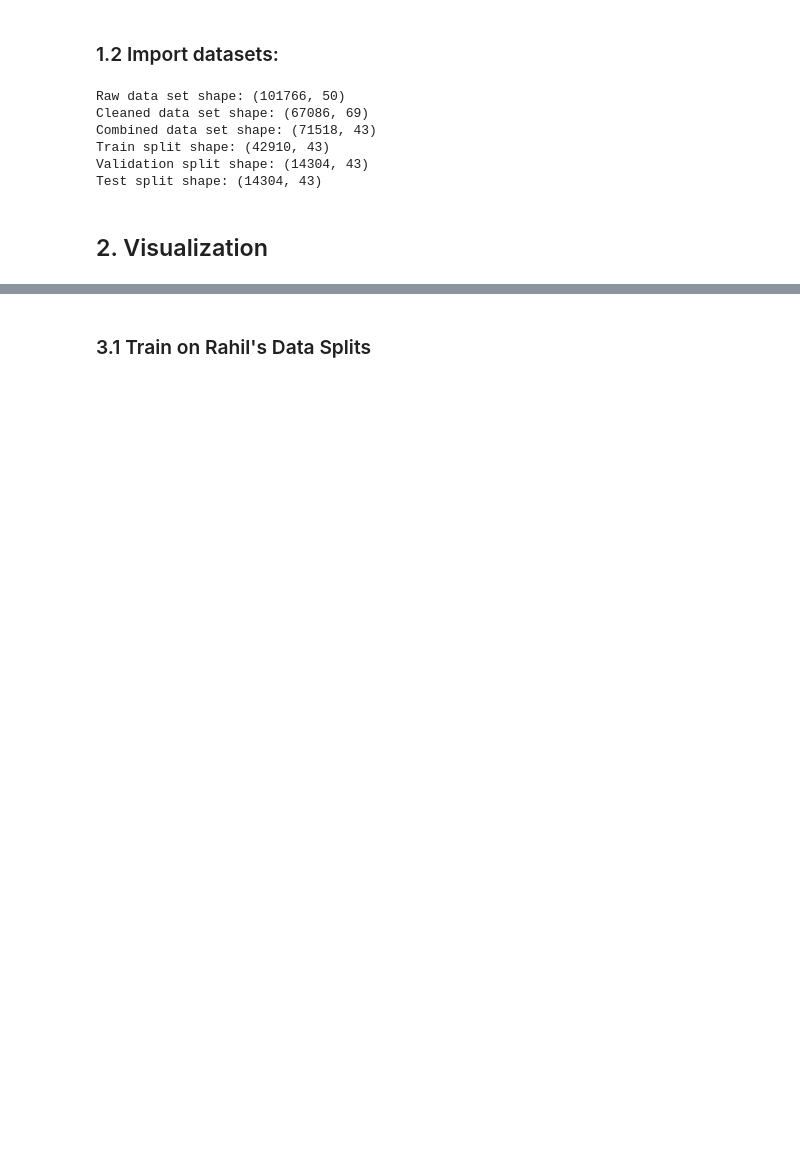
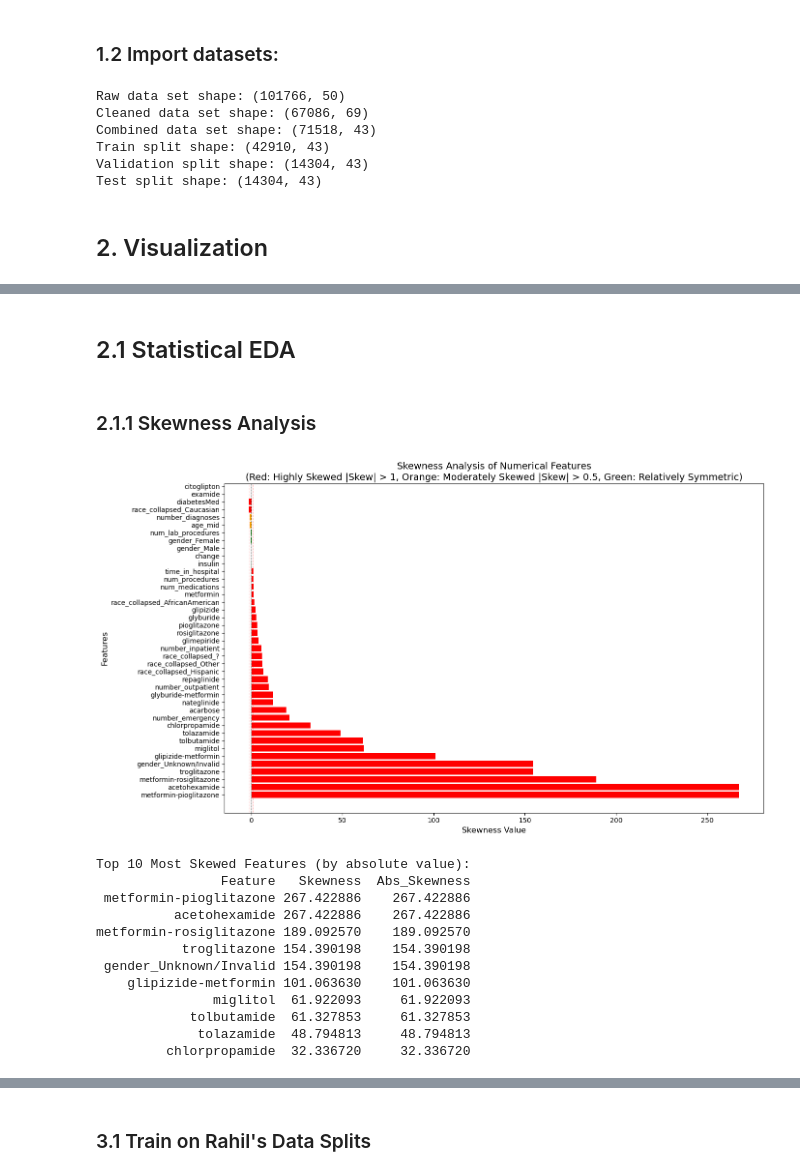
Before and after one commit to cpfrish/diabetes-readmission, a Jupyter notebook: notebooks/colin_viz_transformer.ipynb, the cells around one changed output, grey strips where cells are left out. Drawn from its saved outputs; the diff is of its cells as text; code cells hidden in the pictures; blank space fills up the shorter version.

```diff
--- a/notebooks/colin_viz_transformer.ipynb
+++ b/notebooks/colin_viz_transformer.ipynb
@@ -225,3 +252,55 @@ def create_violin_plots(df, continuous_features):
     ]
     final_violin_chart = alt.vconcat(*rows_violin)
     return final_violin_chart
+# %% [markdown]
+## 2.1 Statistical EDA
+# %% [markdown]
+### 2.1.1 Skewness Analysis
+# %%
+from scipy.stats import skew
+import seaborn as sns
+
+# Calculate skewness for numerical columns
+numerical_cols = df_combined_clean.select_dtypes(include=[np.number]).columns.tolist()
+if 'readmitted' in numerical_cols:
+    numerical_cols.remove('readmitted')
+
+skewness_data = []
+for col in numerical_cols:
+    skew_value = skew(df_combined_clean[col].dropna())
+    skewness_data.append({'Feature': col, 'Skewness': skew_value})
+
+skewness_df = pd.DataFrame(skewness_data).sort_values('Skewness', ascending=False)
+
+# Visualize skewness
+plt.figure(figsize=(14, 8))
+colors = ['red' if abs(x) > 1 else 'orange' if abs(x) > 0.5 else 'green'
+          for x in skewness_df['Skewness']]
+plt.barh(skewness_df['Feature'], skewness_df['Skewness'], color=colors)
+plt.xlabel('Skewness Value', fontsize=12)
+plt.ylabel('Features', fontsize=12)
+plt.title('Skewness Analysis of Numerical Features\n(Red: Highly Skewed |Skew| > 1, Orange: Moderately Skewed |Skew| > 0.5, Green: Relatively Symmetric)',
+          fontsize=14)
+plt.axvline(x=0, color='black', linestyle='--', linewidth=0.8)
+plt.axvline(x=1, color='red', linestyle=':', linewidth=0.8, alpha=0.5)
+plt.axvline(x=-1, color='red', linestyle=':', linewidth=0.8, alpha=0.5)
+plt.tight_layout()
+plt.show()
+
+# Display top 10 most skewed features
+print("\nTop 10 Most Skewed Features (by absolute value):")
+print(skewness_df.assign(Abs_Skewness=lambda x: abs(x['Skewness'])).sort_values('Abs_Skewness', ascending=False).head(10).to_string(index=False))
+# %% [output]
+[figure, added]
+Top 10 Most Skewed Features (by absolute value):
+                Feature   Skewness  Abs_Skewness
+ metformin-pioglitazone 267.422886    267.422886
+          acetohexamide 267.422886    267.422886
+metformin-rosiglitazone 189.092570    189.092570
+           troglitazone 154.390198    154.390198
+ gender_Unknown/Invalid 154.390198    154.390198
+    glipizide-metformin 101.063630    101.063630
+               miglitol  61.922093     61.922093
+            tolbutamide  61.327853     61.327853
+             tolazamide  48.794813     48.794813
+         chlorpropamide  32.336720     32.336720
```
Also changed, not shown: parts of 35 cells of this notebook, 10 other files.
